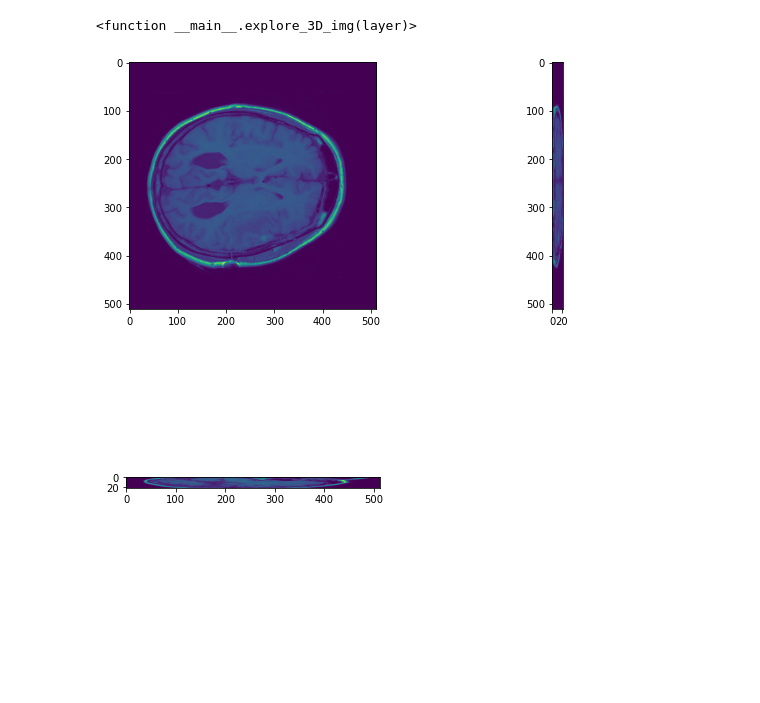
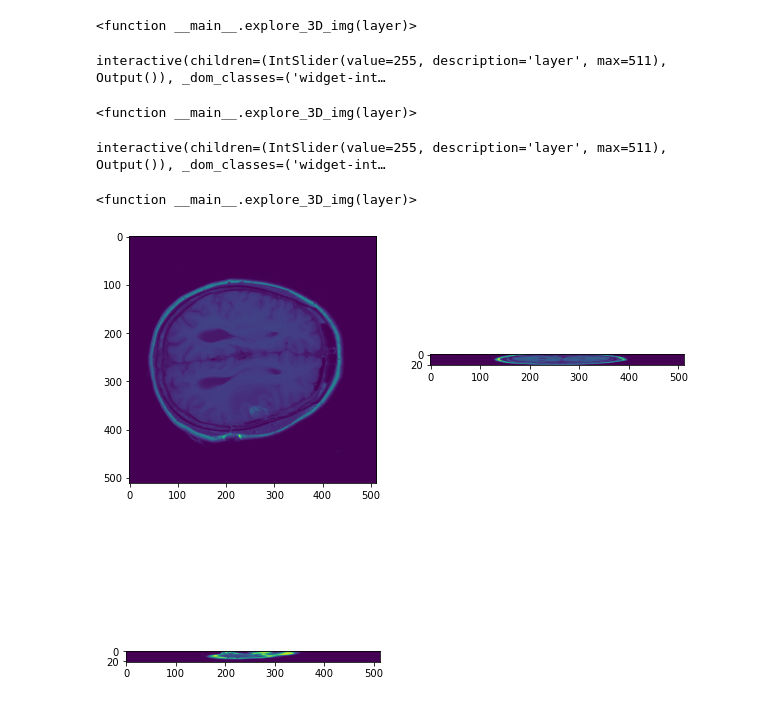
Before and after one commit to rishavdhungel/Neurohacking-with-python, a Jupyter notebook: Basic Visualization.ipynb, the cells around one changed output. Cells and saved outputs as stored; diff of their text form; code cells hidden in the pictures; blank space fills up the shorter version.

Commit message:
Basic Visualization NIfTI

```diff
--- a/Basic Visualization.ipynb
+++ b/Basic Visualization.ipynb
@@ -64,22 +84,44 @@ interact(explore_3D_img,layer=(0,21))
 # %% [output]
 interactive(children=(IntSlider(value=10, description='layer', max=21), Output()), _dom_classes=('widget-inter…
 <function __main__.explore_3D_img(layer)>
+# %%
+def explore_3D_img(layer):
+   # plt.figure(figsize=(12,20))
+    plt.imshow(image_data[:, layer, :,], cmap='inferno')
+    plt.title(f'Layer {layer} of Brain MRI Y-axis',fontsize=20)
+    plt.axis('on')
+    return  plt.show()
+interact(explore_3D_img,layer=(0,image_data.shape[1]-1))
+# %% [output]
+interactive(children=(IntSlider(value=255, description='layer', max=511), Output()), _dom_classes=('widget-int…
+<function __main__.explore_3D_img(layer)>
+# %%
+def explore_3D_img(layer):
+   # plt.figure(figsize=(12,20))
+    plt.imshow(image_data[layer, :, :,], cmap='inferno')
+    plt.title(f'Layer {layer} of Brain MRI X-axis',fontsize=20)
+    plt.axis('on')
+    return  plt.show()
+interact(explore_3D_img,layer=(0,image_data.shape[0]-1))
+# %% [output]
+interactive(children=(IntSlider(value=255, description='layer', max=511), Output()), _dom_classes=('widget-int…
+<function __main__.explore_3D_img(layer)>
 # %%
 # plot 3 orthogonal slices
 plt.subplots(figsize=(10,10))
 
 a1 = plt.subplot(2, 2,1)
-plt.imshow(image_data[:, :, image_data.shape[2]//2])
+plt.imshow(image_data[:, :, 12])
 
 
 a2 = plt.subplot(2, 2, 2)
-plt.imshow(image_data[:, image_data.shape[1]//2, :])
+plt.imshow(image_data[:, 100, :].T)
 
 
 a3 = plt.subplot(2, 2, 3)
-plt.imshow(image_data[image_data.shape[0]//2, :, :].T)
+plt.imshow(image_data[100, :, :].T)
 
 
 plt.show()
 # %% [output]
-[figure, old version]
+[figure, new version]
```
Also changed, not shown: parts of 3 cells of this notebook.
